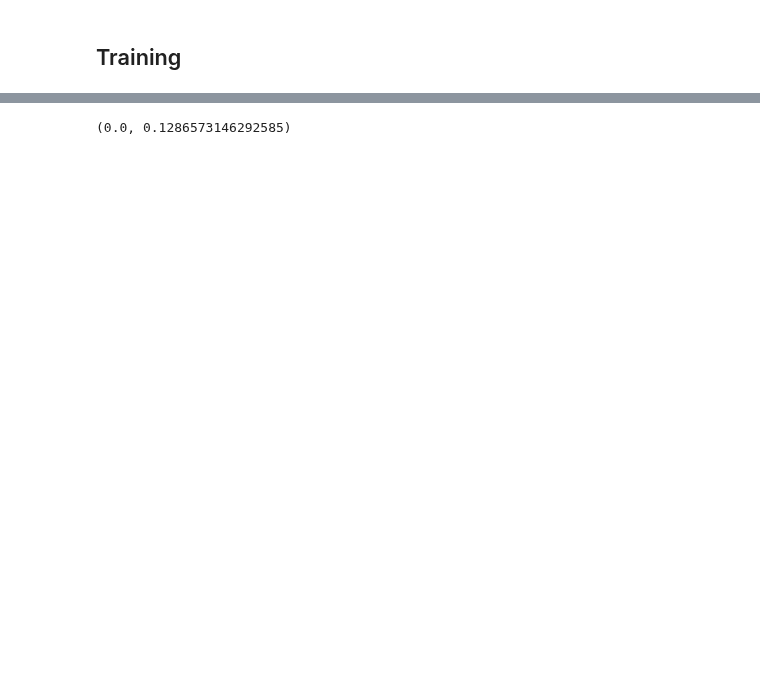
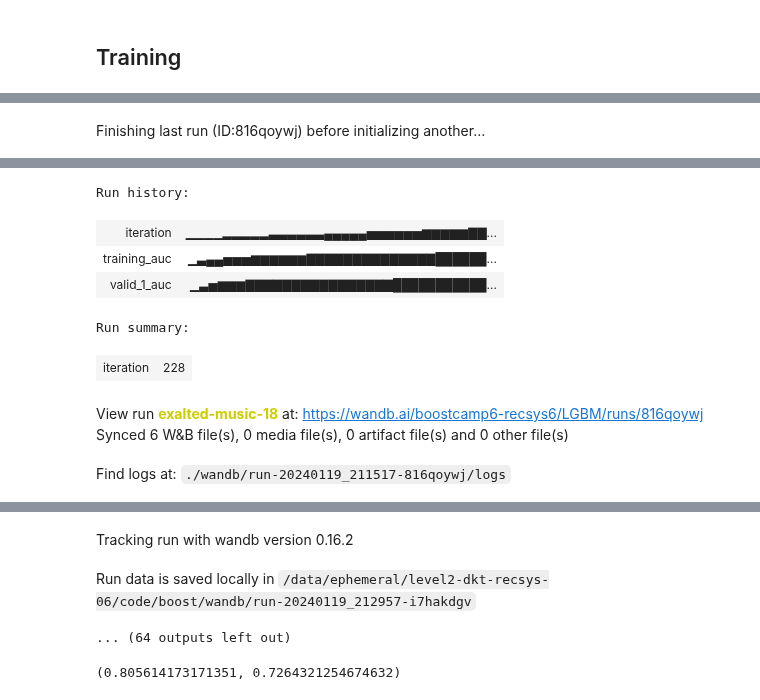
Before and after one commit to boostcampaitech6/level2-dkt-recsys-06, a Jupyter notebook: code/boost/LGBM_Train.ipynb, the cells around one changed output, grey strips where cells are left out. Cells and saved outputs as stored; diff of their text form; code cells hidden in the pictures; blank space fills up the shorter version.

Commit message:
fe4_1 update lgbm

```diff
--- a/code/boost/LGBM_Train.ipynb
+++ b/code/boost/LGBM_Train.ipynb
@@ -154,7 +154,7 @@ for column in ['DayOfWeek', 'TimeOfDay', 'categorize_ProblemAnswerRate',
     le = LabelEncoder()
     X[column] = le.fit_transform(X[column])
     # 테스트 데이터에 대해서는 transform만 적용
-    test[column] = le.fit_transform(test[column])
+    test[column] = le.transform(test[column])
     label_encoders[column] = le
 
 
@@ -164,17 +164,19 @@ sfcv=StratifiedGroupKFold(n_splits=n_fold)
 oof_auc = np.zeros(n_fold)
 oof_acc = np.zeros(n_fold)
 test_preds = np.zeros(len(test))
-
+# X = X.drop(columns=['Timestamp'])
+# test = test.drop(columns=['Timestamp'])
 for i, (train_idx, val_idx) in enumerate(sfcv.split(X, y, g)):
     print(f"Fold {i}:")
-    print(X[X["answerCode"] == -1.0])
     X_train, y_train = X.iloc[train_idx], y.iloc[train_idx]
     X_valid = X.iloc[val_idx]
     X_valid = X_valid[X_valid['userID'] != X_valid['userID'].shift(-1)]
     y_valid = X_valid["answerCode"]
-    print(X_valid)
-    print(y_valid)
-    break
+    # print(X_valid)
+    # print(y_valid)
+    # break
+
+
     lgb_train = lgb.Dataset(X_train[feat], y_train, categorical_feature=["KnowledgeTag"])
     lgb_valid = lgb.Dataset(X_valid[feat], y_valid, categorical_feature=["KnowledgeTag"])
     wandb.init(project="LGBM", config=params)
@@ -191,8 +193,31 @@ for i, (train_idx, val_idx) in enumerate(sfcv.split(X, y, g)):
     oof_acc[i] = accuracy_score(y_valid, np.where(preds >= 0.5, 1, 0))
 
     oof_auc[i] = roc_auc_score(y_valid, preds)
+    # 'Timestamp' 열이 실제로 test 데이터프레임에서 제거되었는지 확인합니다.
+    if 'Timestamp' in test.columns:
+        test = test.drop(columns=['Timestamp'])
 
-    test_preds += model.predict(test) / n_fold
+    # 모델을 사용하여 예측을 수행하기 전에 test 데이터프레임의 컬럼을 확인합니다.
+    test_features = [col for col in test.columns if col in feat]
+    # 빈 리스트를 초기화합니다. 예측할 마지막 행의 인덱스를 저장할 것입니다.
+    last_indices = []
+    # 예측을 수행합니다.
+    for uid in test['userID'].unique():
+    # userID가 uid인 행들 중 마지막 행의 인덱스를 찾습니다.
+        last_index = test[(test['userID'] == uid) & (test['answerCode'] == -1)].index[-1]
+        last_indices.append(last_index)
+
+    # 예측할 행들만 포함하는 새로운 DataFrame을 생성합니다.
+    test_last = test.loc[last_indices]
+    last_preds = model.predict(test_last[test_features])
+    # 예측을 수행합니다.
+    # 여기서는 모델이 'answerCode'를 예측하는 데 필요한 모든 피처를 사용하고 있다고 가정합니다.
+    # test_preds에 해당 userID의 마지막 행의 예측값을 업데이트합니다.
+    for idx, pred in zip(last_indices, last_preds):
+        test_preds[idx] += pred / n_fold
+    # test_preds += model.predict(test_last[test_features]) / n_fold
+    # test_preds += model.predict(test[test_features]) / n_fold
+
 
     print(f'Fold {i} VALID AUC : {oof_auc[i]} ACC : {oof_acc[i]}\n')
 # %% [output]
@@ -215,0 +225 @@ Name: answerCode, Length: 1497, dtype: float64
+Finishing last run (ID:816qoywj) before initializing another...
@@ -215,0 +227,9 @@ Name: answerCode, Length: 1497, dtype: float64
+Run history:
+| iteration | ▁▁▁▁▂▂▂▂▂▃▃▃▃▃▃▄▄▄▄▄▅▅▅▅▅▅▆▆▆▆▆▇▇... |
+| training_auc | ▁▃▄▄▅▅▅▆▆▆▆▆▆▇▇▇▇▇▇▇▇▇▇▇▇▇▇██████... |
+| valid_1_auc | ▁▃▅▆▆▆▇▇▇▇▇▇▇▇▇▇▇▇▇▇▇▇███████████... |
+Run summary:
+| iteration | 228 |
+View run exalted-music-18 at: https://wandb.ai/boostcamp6-recsys6/LGBM/runs/816qoywj
+Synced 6 W&B file(s), 0 media file(s), 0 artifact file(s) and 0 other file(s)
+Find logs at: ./wandb/run-20240119_211517-816qoywj/logs
@@ -216,7 +237,10 @@ Name: answerCode, Length: 1497, dtype: float64
+Tracking run with wandb version 0.16.2
+Run data is saved locally in /data/ephemeral/level2-dkt-recsys-06/code/boost/wandb/run-20240119_212957-i7hakdgv
+... (64 outputs left out)
 # %%
 np.mean(oof_auc), np.mean(oof_acc)
 # %% [output]
-(0.0, 0.1286573146292585)
+(0.805614173171351, 0.7264321254674632)
 # %%
 output_dir = 'output/'
 write_path = os.path.join(output_dir, datetime.now(timezone(timedelta(hours=9))).strftime("%Y-%m-%d %H:%M:%S")+" lgbm submission.csv")
```
Also changed, not shown: parts of 3 cells of this notebook, 1 other file.
